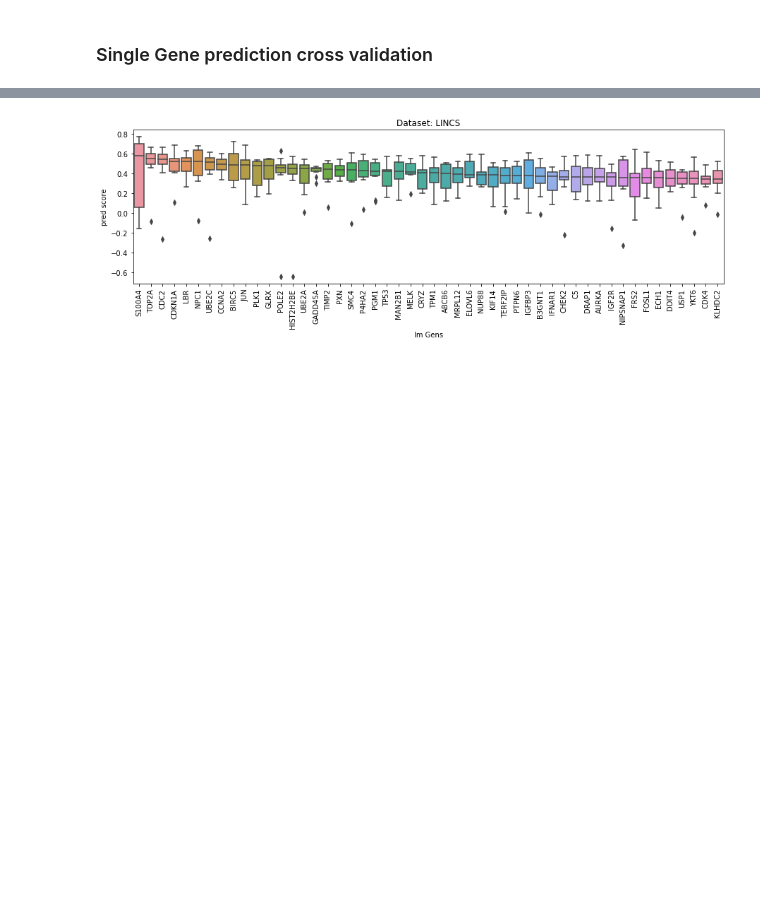
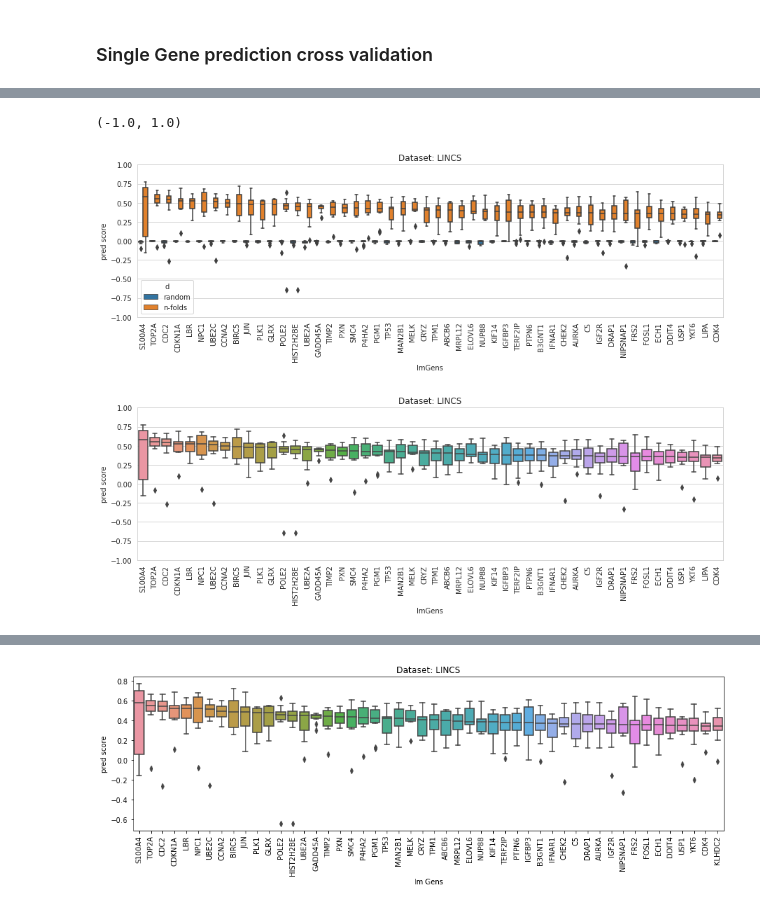
Before and after one commit to broadinstitute/2018_04_20_Rosetta, a Jupyter notebook: 4-CP-to-single-Gene.ipynb, the cells around one changed output, grey strips where cells are left out. Saved outputs shown, nothing was run; the diff lists cells and outputs as text; code cells hidden in the pictures; blank space fills up the shorter version.

```diff
--- a/4-CP-to-single-Gene.ipynb
+++ b/4-CP-to-single-Gene.ipynb
@@ -337,0 +542,13 @@ dict_keys(['l1k-taorf', 'l1k-luad', 'l1k-lincs', 'cp-luad', 'cp-taorf', 'cp-linc
+# %%
+# set(sorted_gene_mean_scores.index)
+# pred_df
+# sorted_gene_mean_scores
+
+meta_geneFamily = pd.read_csv("/home/ubuntu/bucket/projects/2018_04_20_Rosetta/workspace/metadata/hgnc_gene_group_family_dictionary.csv")
+genesU = meta_geneFamily.approved_symbol.unique().tolist()
+meta_geneFamilyU=pd.DataFrame(index=range(len(genesU)),columns=["lmGens","gene_group_name"])
+meta_geneFamilyU["lmGens"]=genesU
+for i in range(len(genesU)):
+    meta_geneFamilyU.loc[meta_geneFamilyU["lmGens"]==genesU[i],"gene_group_name"]=', '.join(meta_geneFamily[meta_geneFamily["approved_symbol"]==genesU[i]]["gene_group_name"].tolist())
+# meta_geneFamilyU
+# tips
@@ -378,0 +1055,20 @@ saveAsNewSheetToExistingFile(filename,sorted_gene_mean_scores.rename(columns={'i
+# %%
+tips2 = pd.concat([highPredDF_rand,highPredDF],ignore_index=True).reset_index(drop=True)
+######
+f, axes = plt.subplots(figsize=(15,4))
+axes.set_title("Dataset: "+dataset)
+sns.boxplot(x="lmGens", y="pred score",hue="d", data=tips2,ax=axes)
+# ax = sns.violinplot(x="lmGens", y="pred score", hue="d",data=tips2, palette="muted", split=True)
+axes.set_xticklabels(axes.get_xticklabels(),rotation=90,fontsize=10);
+axes.set_ylim(-1, 1)
+#####
+f, axes = plt.subplots(figsize=(15,4))
+axes.set_title("Dataset: "+dataset)
+sns.boxplot(x="lmGens", y="pred score", data=highPredDF,ax=axes)
+# ax = sns.violinplot(x="lmGens", y="pred score", hue="d",data=tips2, palette="muted", split=True)
+axes.set_xticklabels(axes.get_xticklabels(),rotation=90,fontsize=10);
+axes.set_ylim(-1, 1)
+# %% [output]
+(-1.0, 1.0)
+[figure, added]
+[figure, added]
```
Also changed, not shown: parts of 108 cells of this notebook, 7 other files.
